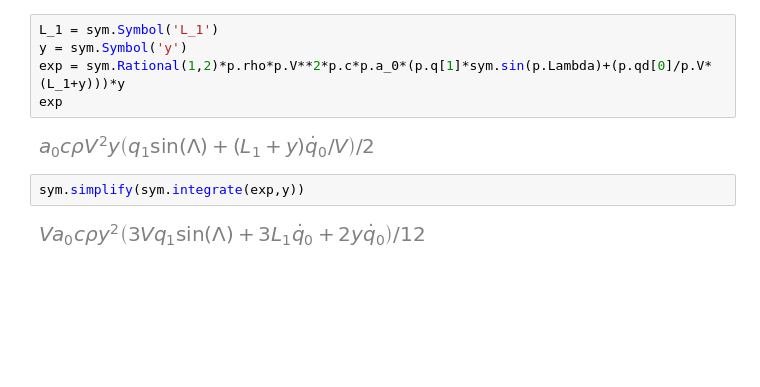
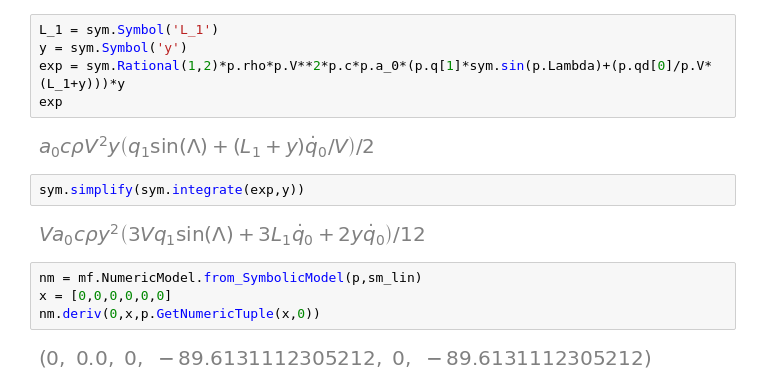
Before and after one commit to fh9g12/FwtModels, a Jupyter notebook: Workbooks/19_willRollingRig/4_GenerateFreeTimeSeries.ipynb, the cells around one changed output. Saved outputs shown, nothing was run; the diff lists cells and outputs as text; blank space fills up the shorter version.

```diff
--- a/Workbooks/19_willRollingRig/4_GenerateFreeTimeSeries.ipynb
+++ b/Workbooks/19_willRollingRig/4_GenerateFreeTimeSeries.ipynb
@@ -192,3 +210,9 @@ exp
 sym.simplify(sym.integrate(exp,y))
 # %% [output]
 [figure]
+# %%
+nm = mf.NumericModel.from_SymbolicModel(p,sm_lin)
+x = [0,0,0,0,0,0]
+nm.deriv(0,x,p.GetNumericTuple(x,0))
+# %% [output]
+[figure, added]
```
Also changed, not shown: parts of 5 cells of this notebook, 28 other files.
